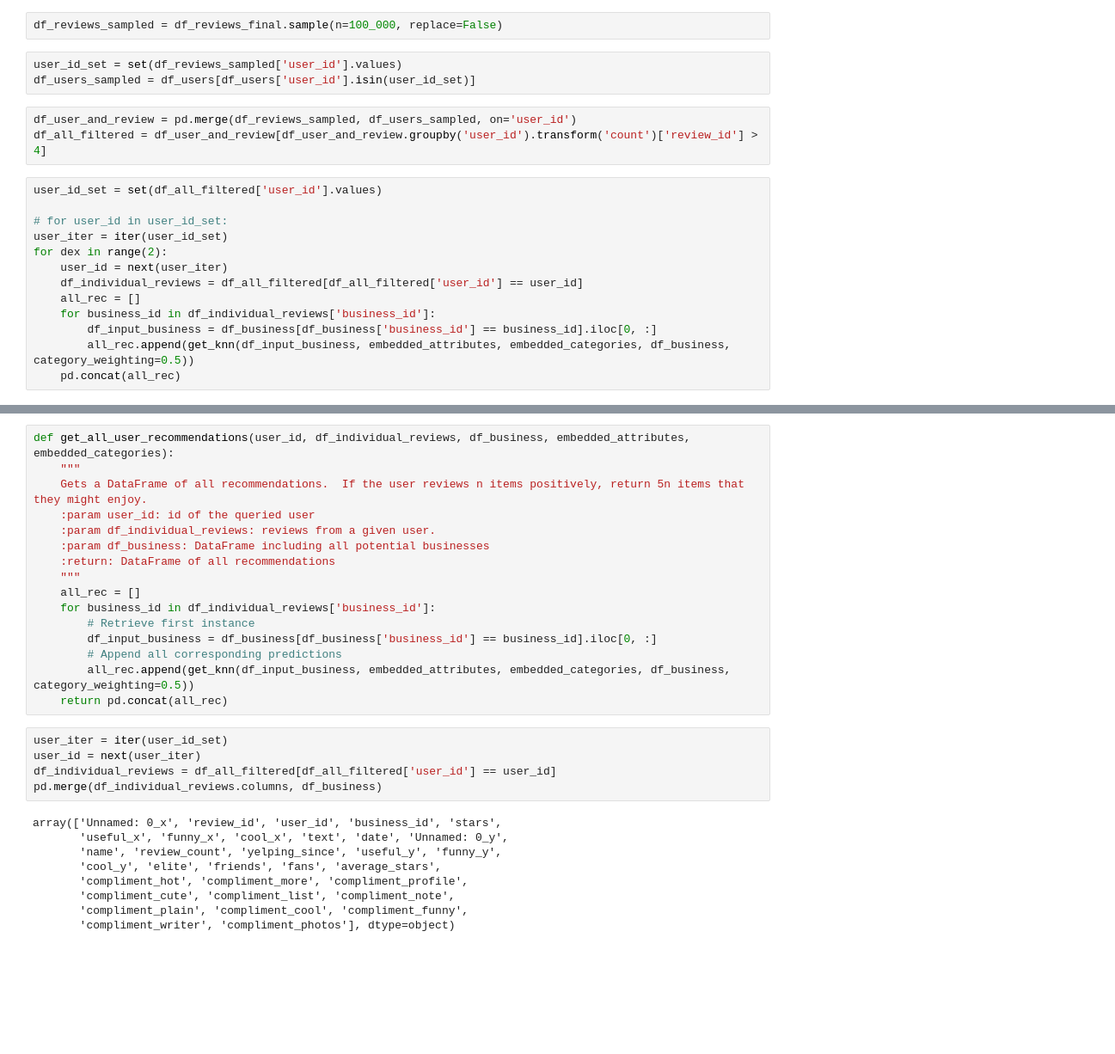
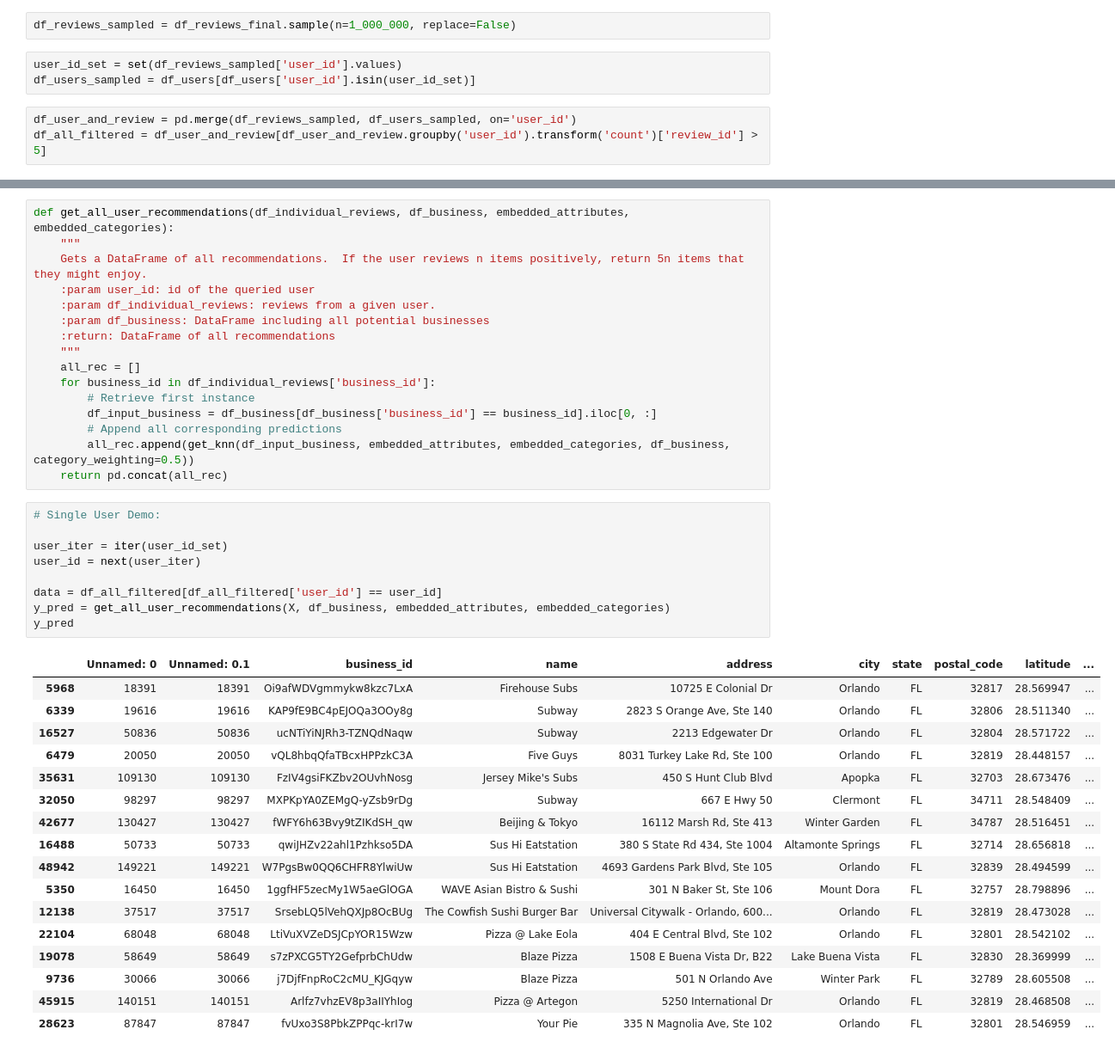
Before and after one commit to georgehong/216-final-proj, a Jupyter notebook: business_similarity_rec.ipynb, the cells around one changed output, grey strips where cells are left out. Shown at 86% size. Drawn from its saved outputs; the diff is of its cells as text; blank space fills up the shorter version.

```diff
--- a/business_similarity_rec.ipynb
+++ b/business_similarity_rec.ipynb
@@ -181,21 +180,8 @@ df_reviews_final = df_reviews[df_reviews['business_id'].isin(restaurant_set)]
 # %%
-df_reviews_sampled = df_reviews_final.sample(n=100_000, replace=False)
+df_reviews_sampled = df_reviews_final.sample(n=1_000_000, replace=False)
 # %%
 user_id_set = set(df_reviews_sampled['user_id'].values)
 df_users_sampled = df_users[df_users['user_id'].isin(user_id_set)]
 # %%
 df_user_and_review = pd.merge(df_reviews_sampled, df_users_sampled, on='user_id')
-df_all_filtered = df_user_and_review[df_user_and_review.groupby('user_id').transform('count')['review_id'] > 4]
+df_all_filtered = df_user_and_review[df_user_and_review.groupby('user_id').transform('count')['review_id'] > 5]
-# %%
-user_id_set = set(df_all_filtered['user_id'].values)
-
-# for user_id in user_id_set:
-user_iter = iter(user_id_set)
-for dex in range(2):
-    user_id = next(user_iter)
-    df_individual_reviews = df_all_filtered[df_all_filtered['user_id'] == user_id]
-    all_rec = []
-    for business_id in df_individual_reviews['business_id']:
-        df_input_business = df_business[df_business['business_id'] == business_id].iloc[0, :]
-        all_rec.append(get_knn(df_input_business, embedded_attributes, embedded_categories, df_business, category_weighting=0.5))
-    pd.concat(all_rec)
@@ -239,5 +190,5 @@ Name: 2, dtype: object
 # %%
-def get_all_user_recommendations(user_id, df_individual_reviews, df_business, embedded_attributes, embedded_categories):
+def get_all_user_recommendations(df_individual_reviews, df_business, embedded_attributes, embedded_categories):
     """
     Gets a DataFrame of all recommendations.  If the user reviews n items positively, return 5n items that they might enjoy.
     :param user_id: id of the queried user
@@ -253,19 +204,32 @@ def get_all_user_recommendations(user_id, df_individual_reviews, df_business, em
         all_rec.append(get_knn(df_input_business, embedded_attributes, embedded_categories, df_business, category_weighting=0.5))
     return pd.concat(all_rec)
 # %%
+# Single User Demo:
+
 user_iter = iter(user_id_set)
 user_id = next(user_iter)
-df_individual_reviews = df_all_filtered[df_all_filtered['user_id'] == user_id]
-pd.merge(df_individual_reviews.columns, df_business)
+
+data = df_all_filtered[df_all_filtered['user_id'] == user_id]
+y_pred = get_all_user_recommendations(X, df_business, embedded_attributes, embedded_categories)
+y_pred
 # %% [output]
-array(['Unnamed: 0_x', 'review_id', 'user_id', 'business_id', 'stars',
-       'useful_x', 'funny_x', 'cool_x', 'text', 'date', 'Unnamed: 0_y',
-       'name', 'review_count', 'yelping_since', 'useful_y', 'funny_y',
-       'cool_y', 'elite', 'friends', 'fans', 'average_stars',
-       'compliment_hot', 'compliment_more', 'compliment_profile',
-       'compliment_cute', 'compliment_list', 'compliment_note',
-       'compliment_plain', 'compliment_cool', 'compliment_funny',
-       'compliment_writer', 'compliment_photos'], dtype=object)
+|  | Unnamed: 0 | Unnamed: 0.1 | business_id | name | address | city | state | postal_code | latitude | ... |
+| 5968 | 18391 | 18391 | Oi9afWDVgmmykw8kzc7LxA | Firehouse Subs | 10725 E Colonial Dr | Orlando | FL | 32817 | 28.569947 | ... |
+| 6339 | 19616 | 19616 | KAP9fE9BC4pEJOQa3OOy8g | Subway | 2823 S Orange Ave, Ste 140 | Orlando | FL | 32806 | 28.511340 | ... |
+| 16527 | 50836 | 50836 | ucNTiYiNJRh3-TZNQdNaqw | Subway | 2213 Edgewater Dr | Orlando | FL | 32804 | 28.571722 | ... |
+| 6479 | 20050 | 20050 | vQL8hbqQfaTBcxHPPzkC3A | Five Guys | 8031 Turkey Lake Rd, Ste 100 | Orlando | FL | 32819 | 28.448157 | ... |
+| 35631 | 109130 | 109130 | FzIV4gsiFKZbv2OUvhNosg | Jersey Mike's Subs | 450 S Hunt Club Blvd | Apopka | FL | 32703 | 28.673476 | ... |
+| 32050 | 98297 | 98297 | MXPKpYA0ZEMgQ-yZsb9rDg | Subway | 667 E Hwy 50 | Clermont | FL | 34711 | 28.548409 | ... |
+| 42677 | 130427 | 130427 | fWFY6h63Bvy9tZIKdSH_qw | Beijing & Tokyo | 16112 Marsh Rd, Ste 413 | Winter Garden | FL | 34787 | 28.516451 | ... |
+| 16488 | 50733 | 50733 | qwiJHZv22ahl1Pzhkso5DA | Sus Hi Eatstation | 380 S State Rd 434, Ste 1004 | Altamonte Springs | FL | 32714 | 28.656818 | ... |
+| 48942 | 149221 | 149221 | W7PgsBw0QQ6CHFR8YlwiUw | Sus Hi Eatstation | 4693 Gardens Park Blvd, Ste 105 | Orlando | FL | 32839 | 28.494599 | ... |
+| 5350 | 16450 | 16450 | 1ggfHF5zecMy1W5aeGlOGA | WAVE Asian Bistro & Sushi | 301 N Baker St, Ste 106 | Mount Dora | FL | 32757 | 28.798896 | ... |
+| 12138 | 37517 | 37517 | SrsebLQ5lVehQXJp8OcBUg | The Cowfish Sushi Burger Bar | Universal Citywalk - Orlando, 600... | Orlando | FL | 32819 | 28.473028 | ... |
+| 22104 | 68048 | 68048 | LtiVuXVZeDSJCpYOR15Wzw | Pizza @ Lake Eola | 404 E Central Blvd, Ste 102 | Orlando | FL | 32801 | 28.542102 | ... |
+| 19078 | 58649 | 58649 | s7zPXCG5TY2GefprbChUdw | Blaze Pizza | 1508 E Buena Vista Dr, B22 | Lake Buena Vista | FL | 32830 | 28.369999 | ... |
+| 9736 | 30066 | 30066 | j7DjfFnpRoC2cMU_KJGqyw | Blaze Pizza | 501 N Orlando Ave | Winter Park | FL | 32789 | 28.605508 | ... |
+| 45915 | 140151 | 140151 | Arlfz7vhzEV8p3aIIYhIog | Pizza @ Artegon | 5250 International Dr | Orlando | FL | 32819 | 28.468508 | ... |
+| 28623 | 87847 | 87847 | fvUxo3S8PbkZPPqc-krI7w | Your Pie | 335 N Magnolia Ave, Ste 102 | Orlando | FL | 32801 | 28.546959 | ... |
 # %%
 # TEST LOOP
 from sklearn.model_selection import train_test_split
```
Also changed, not shown: parts of 12 cells of this notebook.
